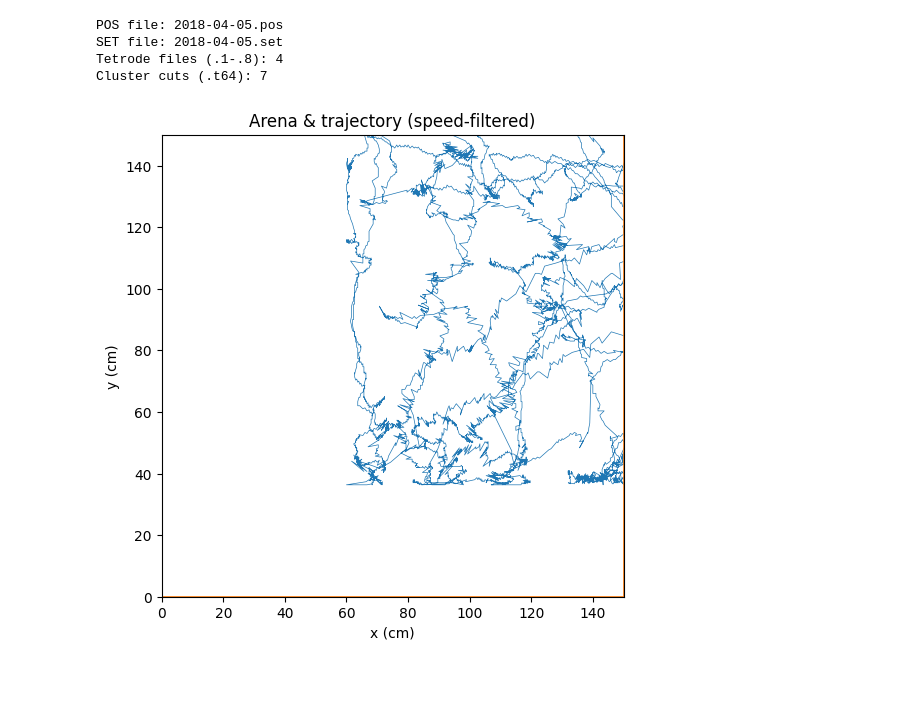
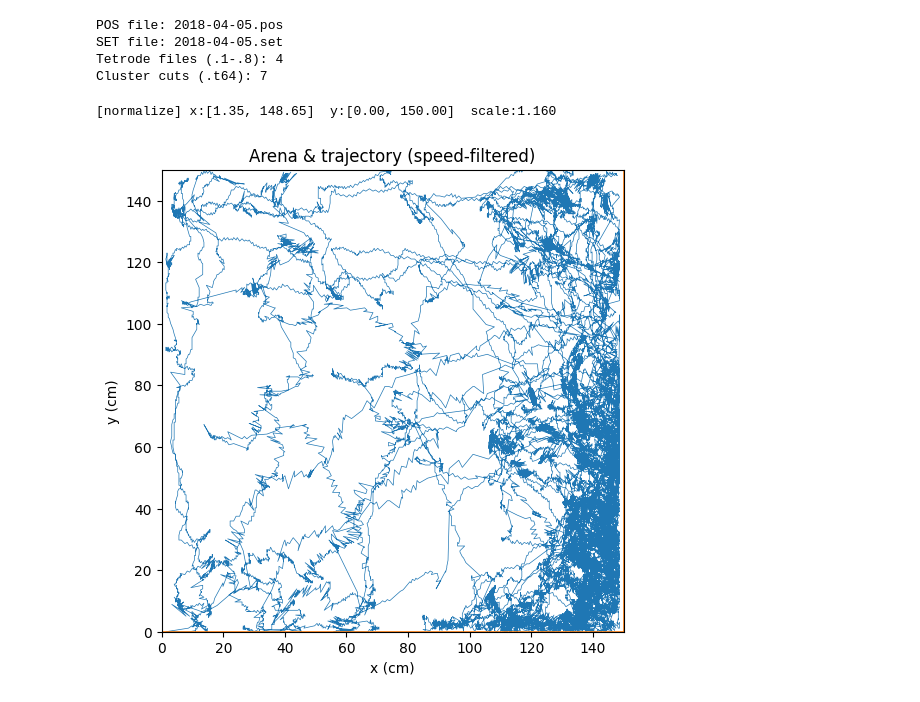
Before and after one commit to Sea-farer/Spike-Sorting-Pipeline, a Jupyter notebook: ca1-tetrode-placemaps/notebooks/01_quickstart.ipynb, the cells around one changed output. Saved outputs shown, nothing was run; the diff lists cells and outputs as text; code cells hidden in the pictures.

```diff
--- a/ca1-tetrode-placemaps/notebooks/01_quickstart.ipynb
+++ b/ca1-tetrode-placemaps/notebooks/01_quickstart.ipynb
@@ -42,5 +93,8 @@ Cluster cuts (.t64): 7
 # %%
 pos_df = load_pos_axona(files["pos"])
+# Apply arena normalization here so the plot uses corrected axes
+pos_df = normalize_to_arena(pos_df, arena_cm=ARENA_CM, pad_frac=0.00)
 plot_arena(pos_df)
 # %% [output]
+[normalize] x:[1.35, 148.65]  y:[0.00, 150.00]  scale:1.160
-[figure, old version]
+[figure, new version]
```
Also changed, not shown: parts of 1 cell of this notebook, 5 other files.
